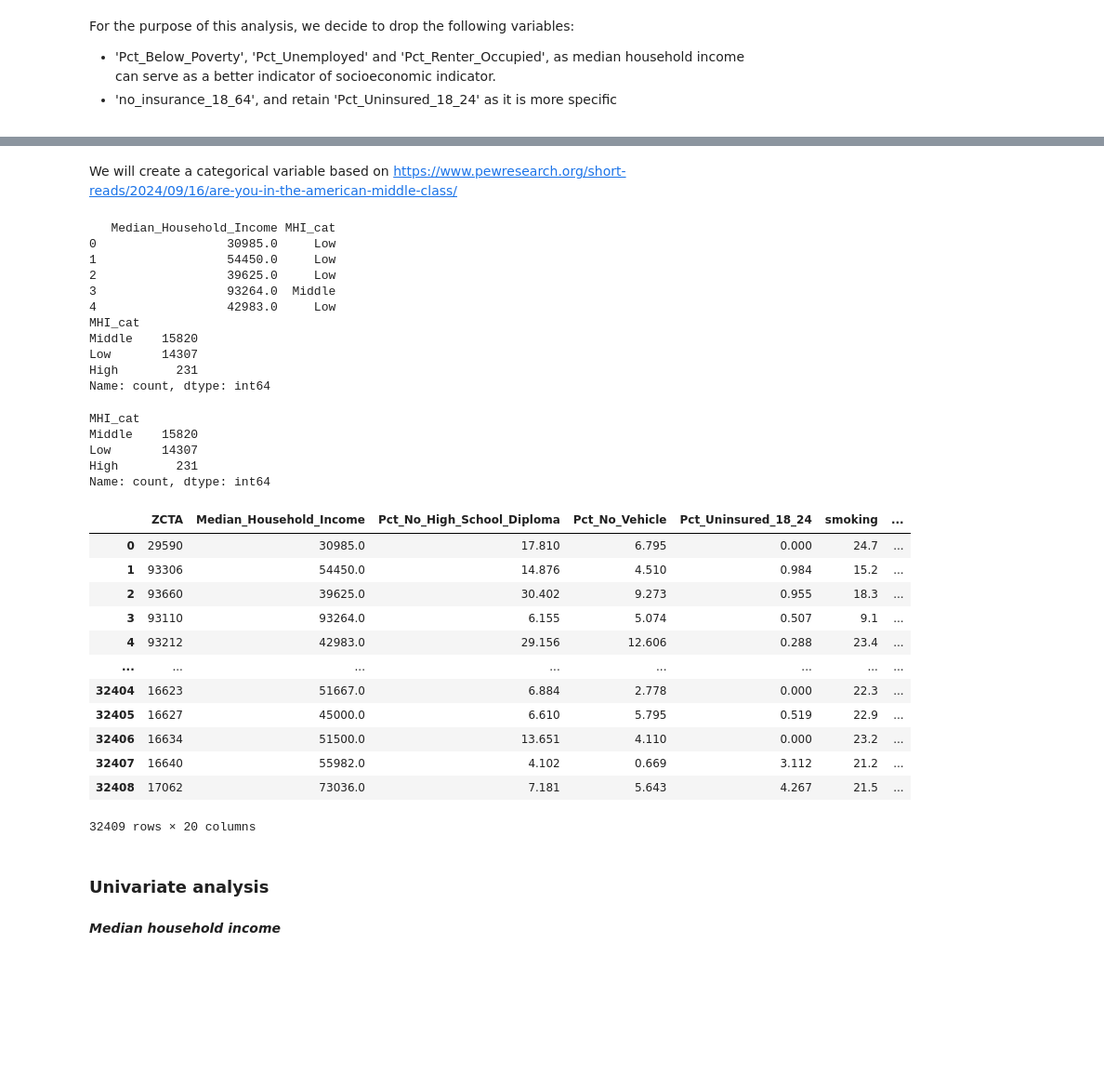
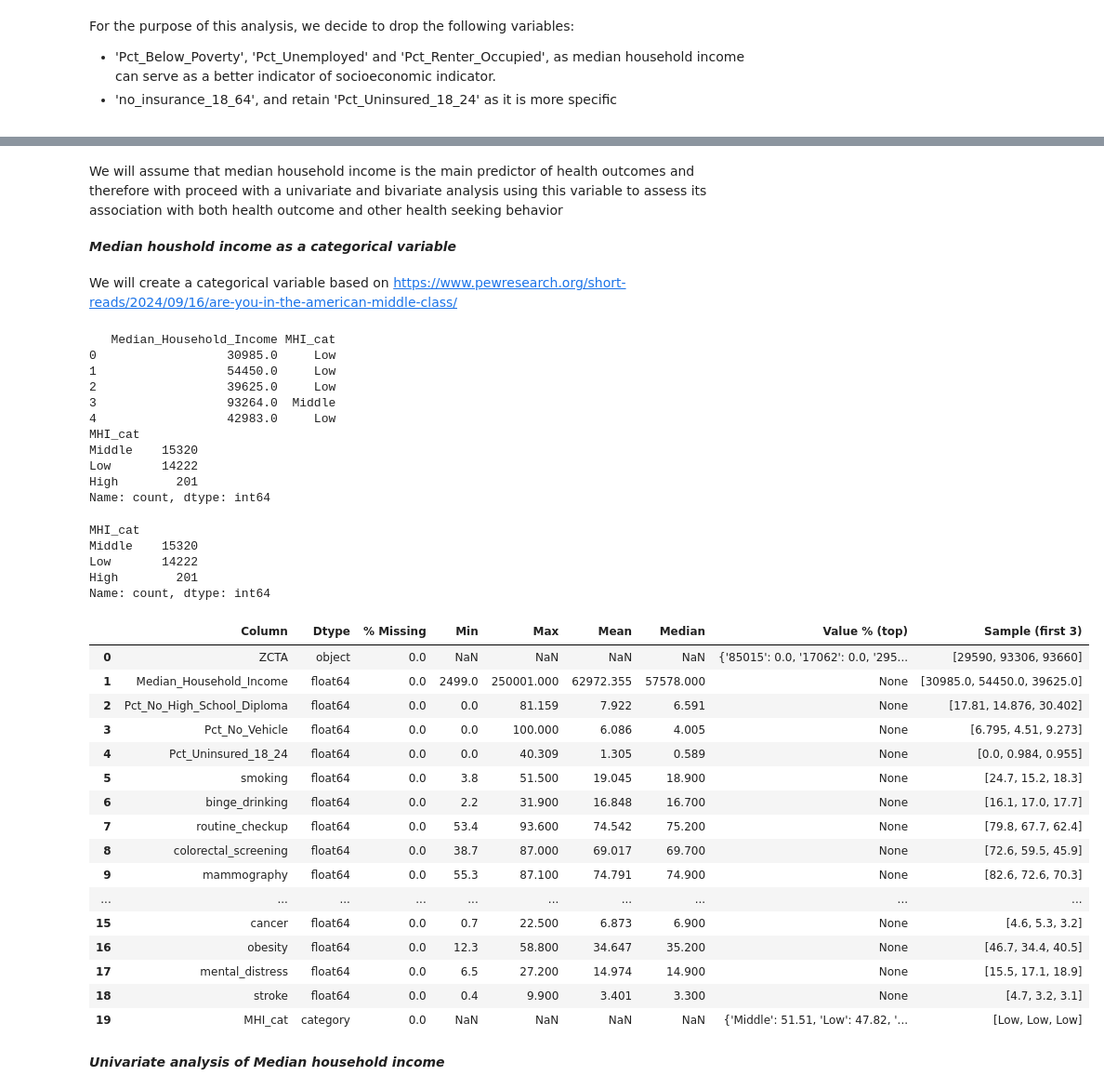
Before and after one commit to andrewnana/Python-data-cleaning-merging-visualization-and-modeling, a Jupyter notebook: acs-cdc.ipynb, the cells around one changed output, grey strips where cells are left out. Shown at 93% size. Drawn from its saved outputs; the diff is of its cells as text; code cells hidden in the pictures; blank space fills up the shorter version.

```diff
--- a/acs-cdc.ipynb
+++ b/acs-cdc.ipynb
@@ -42,7 +43,8 @@ __CDC PLACES data__
 <span style="font-size:14px"> The PLACES (Population Level Analysis and Community Estimates) project is a collaboration between the CDC, the Robert Wood Johnson Foundation, and the CDC Foundation. It provides community health estimates at four geographic levels, including ZIP Code Tabulation Area (ZCTA). ZCTAs are approximate representations of ZIP Code service areas created by the U.S. Census Bureau to enable the mapping and analysis of ZIP code-based data. The 2022 release provides model-based estimates for 29 measures, covering health outcomes, preventive service use, health risk behaviors, and health status. The estimates are based on data from the BRFSS, Census Bureau, and American Community Survey. The data is available through the CDC PLACES Data Portal in Open Data and GIS-friendly formats accessible at https://www.cdc.gov/places/tools/data-portal.html.
 </span>
 # %%
-places_long_original = pd.read_csv("PLACES__Local_Data_for_Better_Health,_ZCTA_Data_2022_release_20250820.csv");
+path = "C://Users//nanaw//My Drive//Github repositories//My repositories//Python//New folder (2)//PLACES__Local_Data_for_Better_Health,_ZCTA_Data_2022_release_20250820.csv"
+places_long_original = pd.read_csv(path);
 places_long_original.head()
 # %% [output]
 |  | Year | LocationName | DataSource | Category | Measure | Data_Value_Unit | Data_Value_Type | Data_Value | ... |
@@ -713,7 +718,7 @@ For the purpose of this analysis, we decide to drop the following variables:
 - 'Pct_Below_Poverty', 'Pct_Unemployed' and 'Pct_Renter_Occupied', as median household income can serve as a better indicator of socioeconomic indicator.
 - 'no_insurance_18_64', and retain 'Pct_Uninsured_18_24' as it is more specific
 # %%
-place_acs = merged_original[[
+place_acs = place_acs[[
 
     # Geographic information
     'ZCTA',
@@ -778 +783,8 @@ Index(['ZCTA', 'Median_Household_Income', 'Pct_No_High_School_Diploma',
+# %% [markdown]
+<span style="font-size:14px">
+We will assume that median household income is the main predictor of health outcomes and therefore with proceed with a univariate and bivariate analysis using this variable to assess its association with both health outcome and other health seeking behavior
+# %% [markdown]
+<span style="font-size:14px; font-style:italic; font-weight:bold;">
+Median houshold income as a categorical variable
+</span>
 # %% [markdown]
@@ -804,35 +816,38 @@ place_acs["MHI_cat"].value_counts()
 3                  93264.0  Middle
 4                  42983.0     Low
 MHI_cat
-Middle    15820
-Low       14307
-High        231
+Middle    15320
+Low       14222
+High        201
 Name: count, dtype: int64
 MHI_cat
-Middle    15820
-Low       14307
-High        231
+Middle    15320
+Low       14222
+High        201
 Name: count, dtype: int64
 # %%
-place_acs
+glimpse(place_acs, n=3)
 # %% [output]
-|  | ZCTA | Median_Household_Income | Pct_No_High_School_Diploma | Pct_No_Vehicle | Pct_Uninsured_18_24 | smoking | ... |
-| 0 | 29590 | 30985.0 | 17.810 | 6.795 | 0.000 | 24.7 | ... |
-| 1 | 93306 | 54450.0 | 14.876 | 4.510 | 0.984 | 15.2 | ... |
-| 2 | 93660 | 39625.0 | 30.402 | 9.273 | 0.955 | 18.3 | ... |
-| 3 | 93110 | 93264.0 | 6.155 | 5.074 | 0.507 | 9.1 | ... |
-| 4 | 93212 | 42983.0 | 29.156 | 12.606 | 0.288 | 23.4 | ... |
-| ... | ... | ... | ... | ... | ... | ... | ... |
-| 32404 | 16623 | 51667.0 | 6.884 | 2.778 | 0.000 | 22.3 | ... |
-| 32405 | 16627 | 45000.0 | 6.610 | 5.795 | 0.519 | 22.9 | ... |
-| 32406 | 16634 | 51500.0 | 13.651 | 4.110 | 0.000 | 23.2 | ... |
-| 32407 | 16640 | 55982.0 | 4.102 | 0.669 | 3.112 | 21.2 | ... |
-| 32408 | 17062 | 73036.0 | 7.181 | 5.643 | 4.267 | 21.5 | ... |
+|  | Column | Dtype | % Missing | Min | Max | Mean | Median | Value % (top) | Sample (first 3) |
+| 0 | ZCTA | object | 0.0 | NaN | NaN | NaN | NaN | {'85015': 0.0, '17062': 0.0, '295... | [29590, 93306, 93660] |
+| 1 | Median_Household_Income | float64 | 0.0 | 2499.0 | 250001.000 | 62972.355 | 57578.000 | None | [30985.0, 54450.0, 39625.0] |
+| 2 | Pct_No_High_School_Diploma | float64 | 0.0 | 0.0 | 81.159 | 7.922 | 6.591 | None | [17.81, 14.876, 30.402] |
+| 3 | Pct_No_Vehicle | float64 | 0.0 | 0.0 | 100.000 | 6.086 | 4.005 | None | [6.795, 4.51, 9.273] |
+| 4 | Pct_Uninsured_18_24 | float64 | 0.0 | 0.0 | 40.309 | 1.305 | 0.589 | None | [0.0, 0.984, 0.955] |
+| 5 | smoking | float64 | 0.0 | 3.8 | 51.500 | 19.045 | 18.900 | None | [24.7, 15.2, 18.3] |
+| 6 | binge_drinking | float64 | 0.0 | 2.2 | 31.900 | 16.848 | 16.700 | None | [16.1, 17.0, 17.7] |
+| 7 | routine_checkup | float64 | 0.0 | 53.4 | 93.600 | 74.542 | 75.200 | None | [79.8, 67.7, 62.4] |
+| 8 | colorectal_screening | float64 | 0.0 | 38.7 | 87.000 | 69.017 | 69.700 | None | [72.6, 59.5, 45.9] |
+| 9 | mammography | float64 | 0.0 | 55.3 | 87.100 | 74.791 | 74.900 | None | [82.6, 72.6, 70.3] |
+| ... | ... | ... | ... | ... | ... | ... | ... | ... | ... |
+| 15 | cancer | float64 | 0.0 | 0.7 | 22.500 | 6.873 | 6.900 | None | [4.6, 5.3, 3.2] |
+| 16 | obesity | float64 | 0.0 | 12.3 | 58.800 | 34.647 | 35.200 | None | [46.7, 34.4, 40.5] |
+| 17 | mental_distress | float64 | 0.0 | 6.5 | 27.200 | 14.974 | 14.900 | None | [15.5, 17.1, 18.9] |
+| 18 | stroke | float64 | 0.0 | 0.4 | 9.900 | 3.401 | 3.300 | None | [4.7, 3.2, 3.1] |
+| 19 | MHI_cat | category | 0.0 | NaN | NaN | NaN | NaN | {'Middle': 51.51, 'Low': 47.82, '... | [Low, Low, Low] |
-32409 rows × 20 columns
-# %% [markdown]
-### Univariate analysis
 # %% [markdown]
-***Median household income***
+<span style="font-size:14px; font-style:italic; font-weight:bold;">
+Univariate analysis of Median household income
 # %%
 sns.set_style("ticks")
 
```
Also changed, not shown: parts of 35 cells of this notebook.
